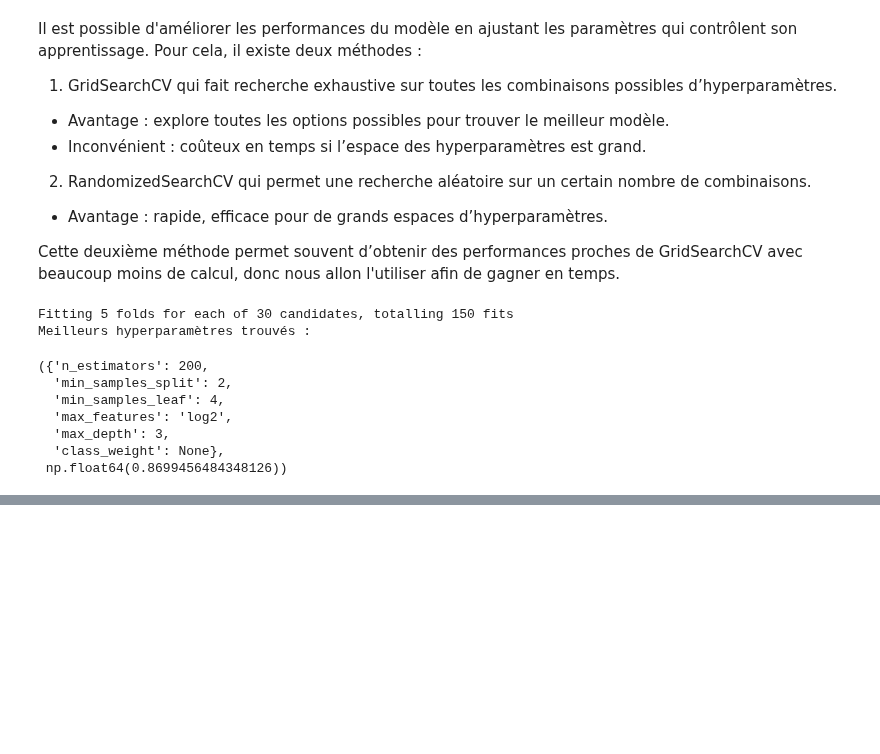
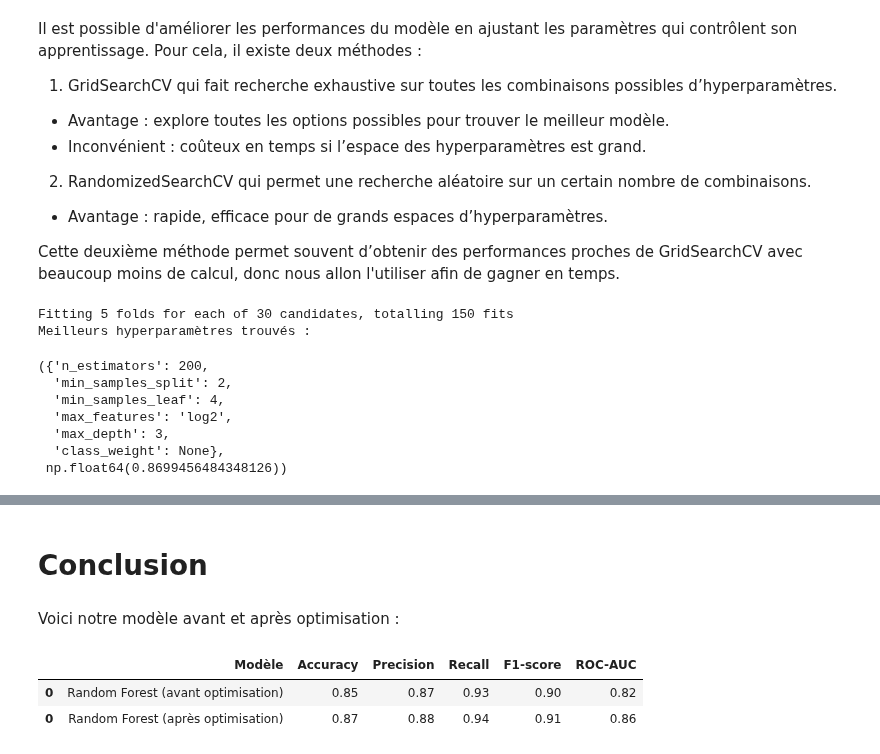
Before and after one commit to ach224/Prediction_eligibilite_pret_bancaire, a Jupyter notebook: Projet_1_–_Prédiction_de_l’éligibilité_à_un_prêt_bancaire.ipynb, the cells around one changed output, grey strips where cells are left out. Drawn from its saved outputs; the diff is of its cells as text; code cells hidden in the pictures; blank space fills up the shorter version.

Commit message:
Conclusion finale

```diff
--- a/Projet_1_–_Prédiction_de_l’éligibilité_à_un_prêt_bancaire.ipynb
+++ b/Projet_1_–_Prédiction_de_l’éligibilité_à_un_prêt_bancaire.ipynb
@@ -1137,0 +1176,13 @@ Meilleurs hyperparamètres trouvés :
+# %% [markdown]
+# Conclusion
+# %% [markdown]
+Voici notre modèle avant et après optimisation :
+# %%
+RF_after_fe["Modèle"] = "Random Forest (après optimisation)"
+RF_after_opt = RF_after_fe
+RF_compare = pd.concat([RF_before_opt, RF_after_opt])
+display(RF_compare.round(2))
+# %% [output]
+|  | Modèle | Accuracy | Precision | Recall | F1-score | ROC-AUC |
+| 0 | Random Forest (avant optimisation) | 0.85 | 0.87 | 0.93 | 0.90 | 0.82 |
+| 0 | Random Forest (après optimisation) | 0.87 | 0.88 | 0.94 | 0.91 | 0.86 |
```
Also changed, not shown: parts of 3 cells of this notebook.
